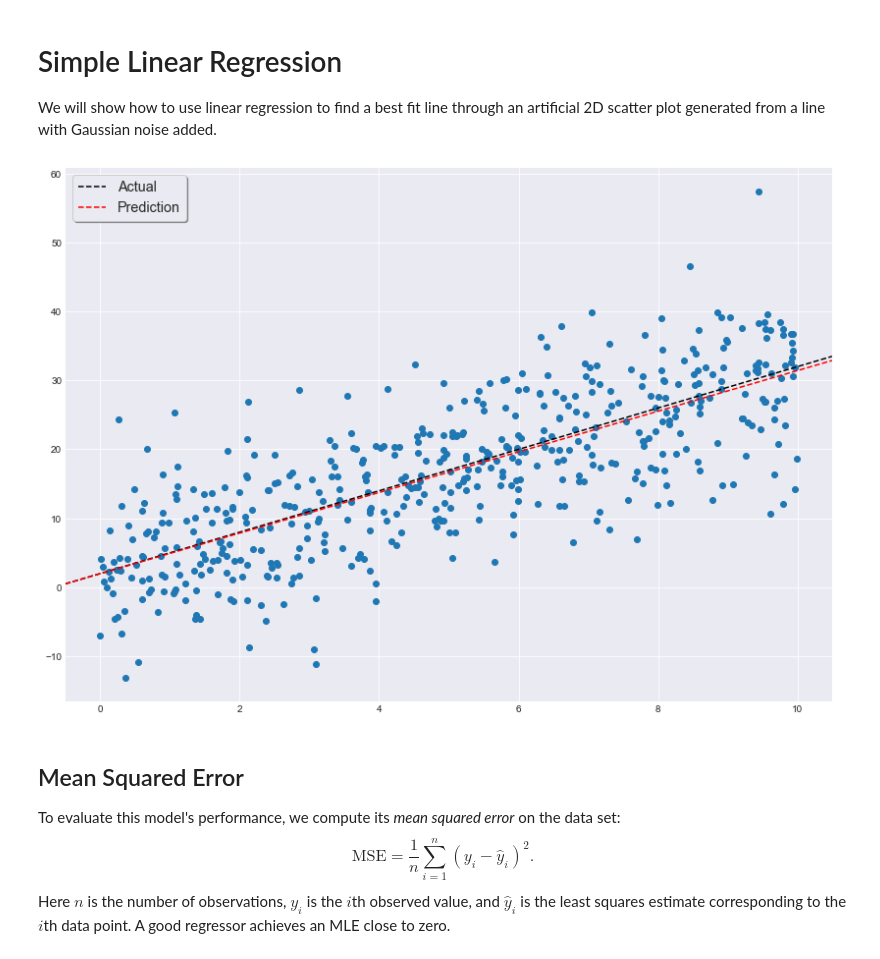
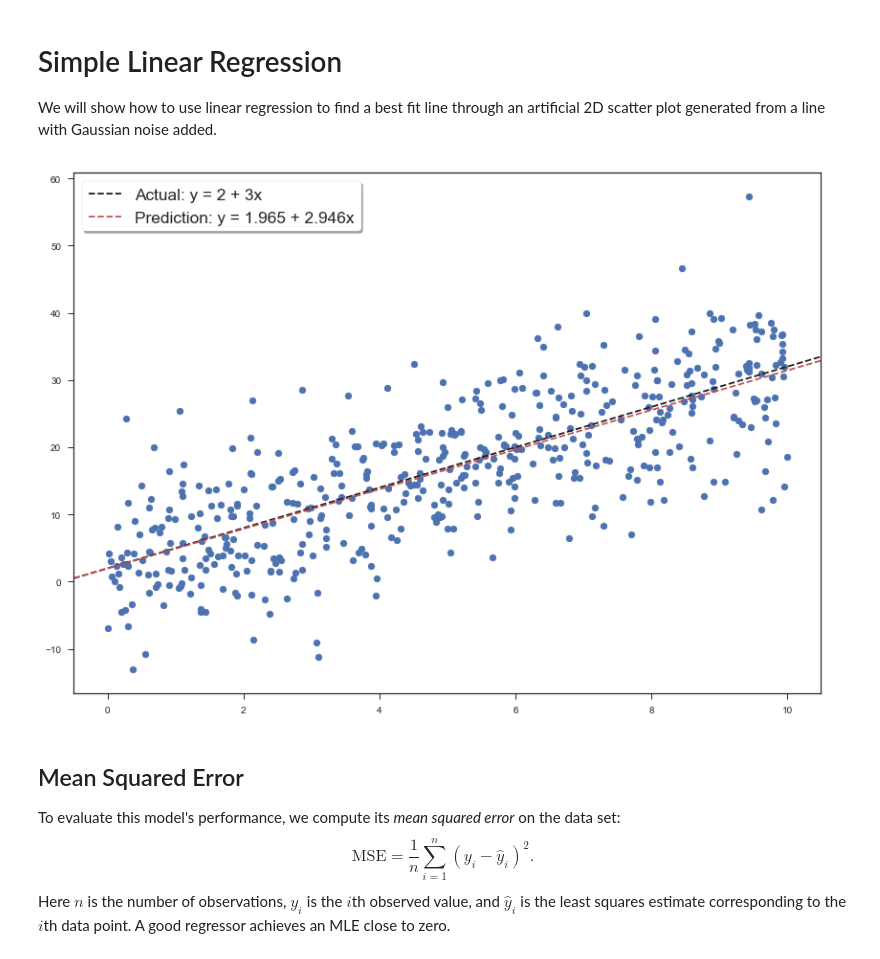
Before and after one commit to artemmavrin/StatTools, a Jupyter notebook: examples/Simple Linear Regression.ipynb, the cells around one changed output. Drawn from its saved outputs; the diff is of its cells as text; code cells hidden in the pictures.

Commit message:
Added slope and intercept to legend

```diff
--- a/examples/Simple Linear Regression.ipynb
+++ b/examples/Simple Linear Regression.ipynb
@@ -13,28 +13,29 @@ from mltools.visualization import abline
 # %%
 n = 500
 slope = 3
 intercept = 2
 
 np.random.seed(100)
 x = np.random.uniform(0, 10, n)
 y = slope * x + intercept + np.random.normal(0, 7, n)
 
 lm = LinearRegression()
 lm.fit(x, y)
 
 plt.figure(figsize=(14, 10))
-sns.set_style("darkgrid")
+sns.set(style="ticks", color_codes=True)
 plt.scatter(x, y)
 
-abline(intercept, slope, ls="--", c="k", label="Actual")
-abline(lm._weights[0], lm._weights[1], ls="--", c="r", label="Prediction")
+abline(intercept, slope, ls="--", c="k", label=f"Actual: y = {intercept} + {slope}x")
+abline(lm._weights[0], lm._weights[1], ls="--", c="r",
+       label=f"Prediction: y = {lm._weights[0]:.3f} + {lm._weights[1]:.3f}x")
 
 plt.legend(loc="best", fontsize="x-large", frameon=True, shadow=True)
 
 plt.show()
 plt.close()
 # %% [output]
-[figure, old version]
+[figure, new version]
 # %% [markdown]
 ## Mean Squared Error
 
```
